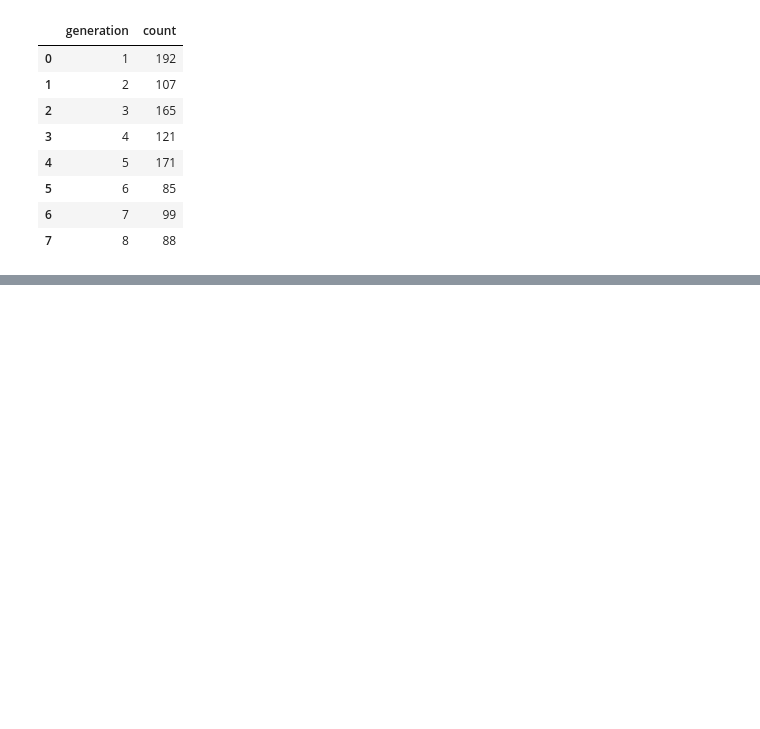
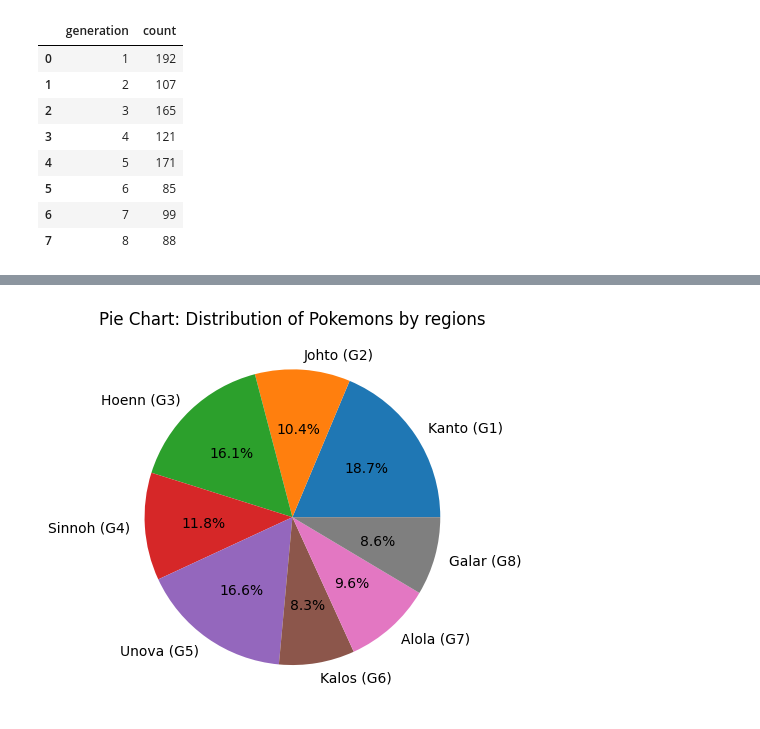
Before and after one commit to aveeyan/PokeDataAnalysis, a Jupyter notebook: STATS2_generations.ipynb, the cells around one changed output, grey strips where cells are left out. Cells and saved outputs as stored; diff of their text form; code cells hidden in the pictures; blank space fills up the shorter version.

Commit message:
Added plots for generations of Pokemon and info about Starter Pokemons

```diff
--- a/STATS2_generations.ipynb
+++ b/STATS2_generations.ipynb
@@ -21,0 +58,9 @@ generations
+# %%
+## Joining the regions dataframe to generations dataframe (inner join)
+generations_merged = generations.merge(
+    regions,
+    on="generation",
+    how = "inner"
+)
+
+generations_merged
@@ -21,0 +77,22 @@ generations
+# %%
+## Creating necessary figures to display distribution of data (Number of Pokemons)
+
+#1 PIE CHART
+
+title = "Pie Chart: Distribution of Pokemons by regions"
+## OLD: Does not include generation number
+# region_col = generations_merged["region"]
+region_col = [
+    f"{region} (G{generation})" for region, generation in zip(generations_merged["region"], generations_merged["generation"])
+]
+count_col = generations_merged["count"]
+generation_col = generations_merged["generation"]
+plt.pie(
+    count_col,
+    labels=region_col,
+    autopct="%1.1f%%"
+)
+plt.title(title)
+plt.show()
+# %% [output]
+[figure, added]
```
Also changed, not shown: parts of 8 cells of this notebook.
